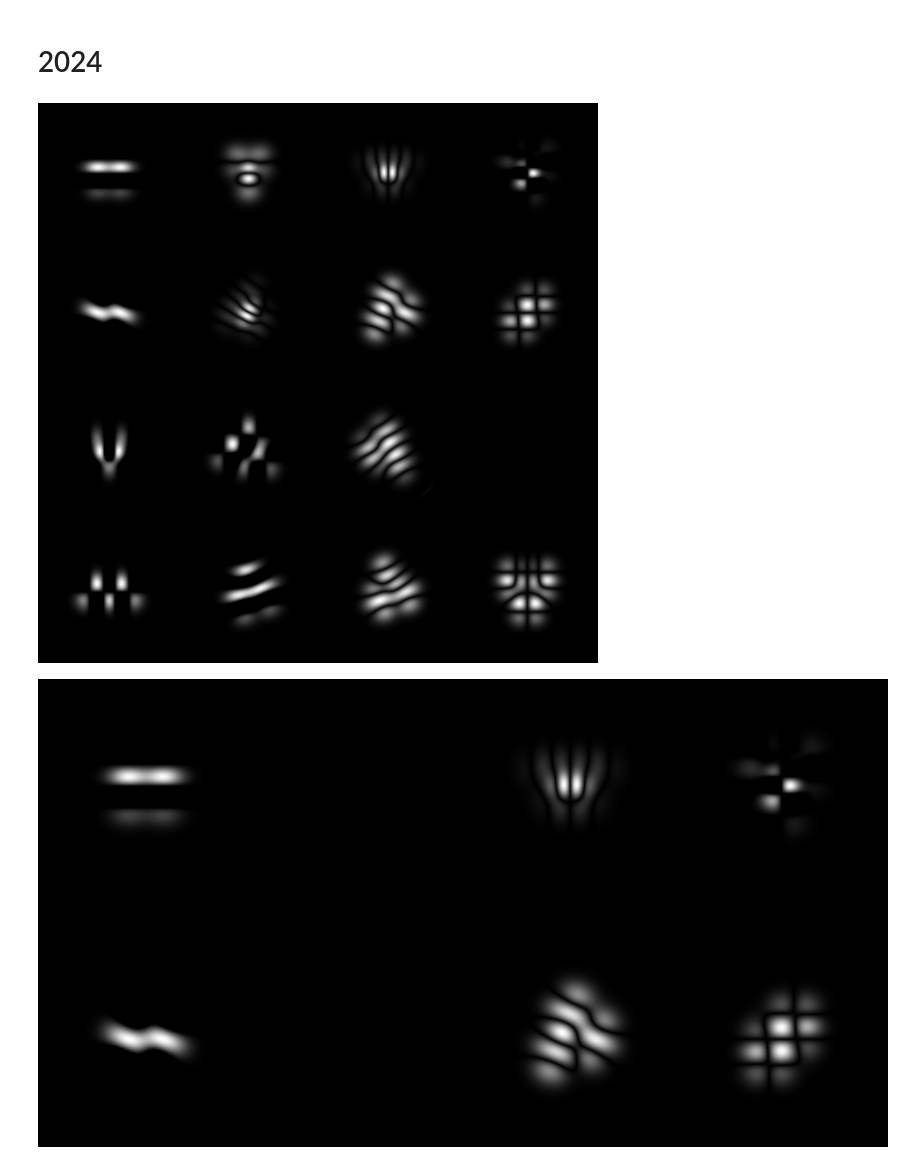
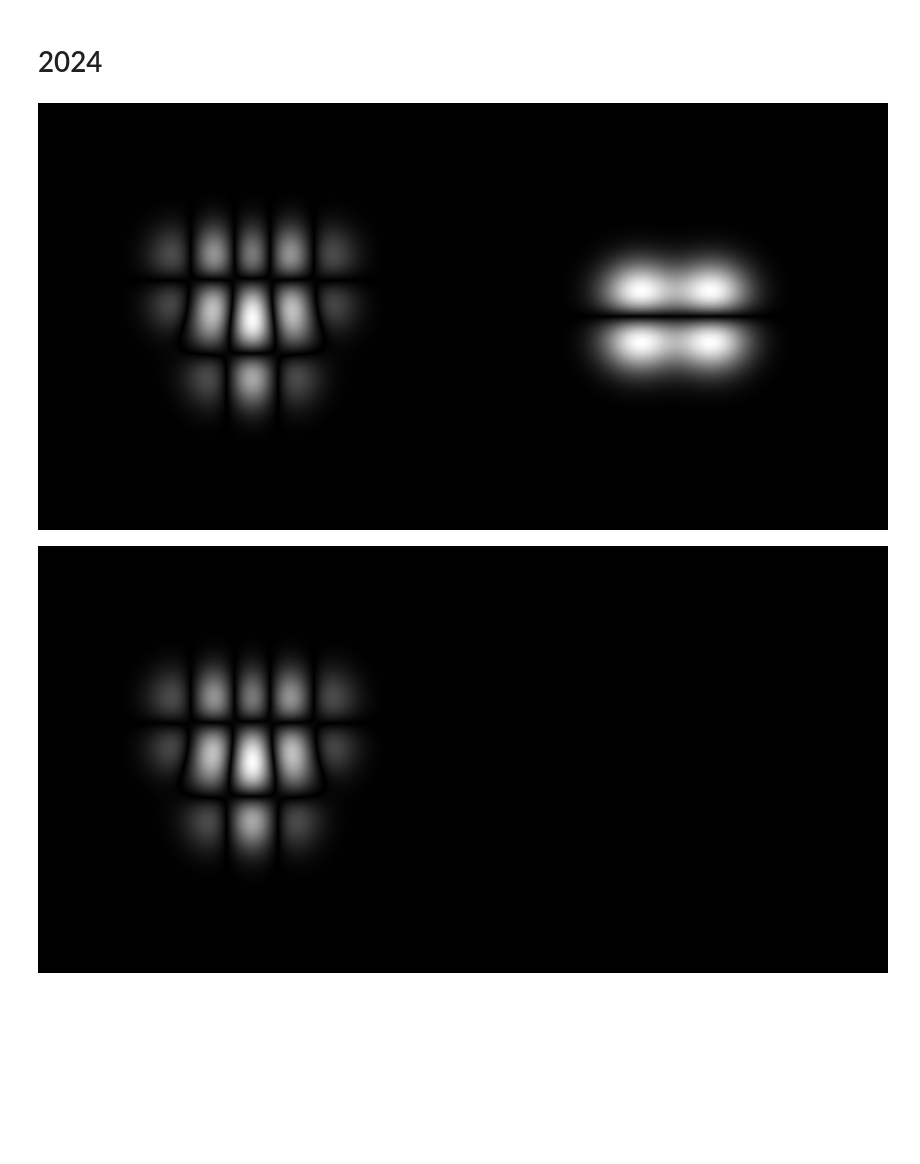
Before and after one commit to syrkis/rhos, a Jupyter notebook: rho.ipynb, the cells around one changed output. Saved outputs shown, nothing was run; the diff lists cells and outputs as text; code cells hidden in the pictures; blank space fills up the shorter version.

```diff
--- a/rho.ipynb
+++ b/rho.ipynb
@@ -228,12 +228,12 @@ def plot_many(imgs, dims, fname, figsize, ignore=None):
     plt.tight_layout()
     plt.savefig(fname)
 # %%
-plot_many(imgs, (4, 4), fname='zero.pdf', figsize=(12, 12), ignore=(11,))
-plot_many(imgs, (2, 4), fname='one.pdf', figsize=(12, 8), ignore=(1, 5))
+plot_many(imgs, (1, 2), fname='zero.png', figsize=(12, 12), ignore=(11,))
+plot_many(imgs, (1, 2), fname='one.png', figsize=(12, 8), ignore=(1, 5))
 plot_many([np.zeros_like(ring[0])], (1, 1), fname='two.pdf', figsize=(12, 12), ignore=(1, 5))
-plot_many(imgs, (1, 2), fname='three.pdf', figsize=(12, 8), ignore=(1,))
-plot_many(imgs, (6, 6), fname='four.pdf', figsize=(12, 12), ignore=(1,))
+plot_many(imgs, (1, 2), fname='three.png', figsize=(12, 8), ignore=(1,))
+plot_many(imgs, (1, 2), fname='four.png', figsize=(12, 12), ignore=(1,))
 # %% [output]
-[figure, old version]
+[figure, new version]
-[figure, old version]
+[figure, new version]
 [figure]
```
Also changed, not shown: parts of 2 cells of this notebook, 14 other files.
